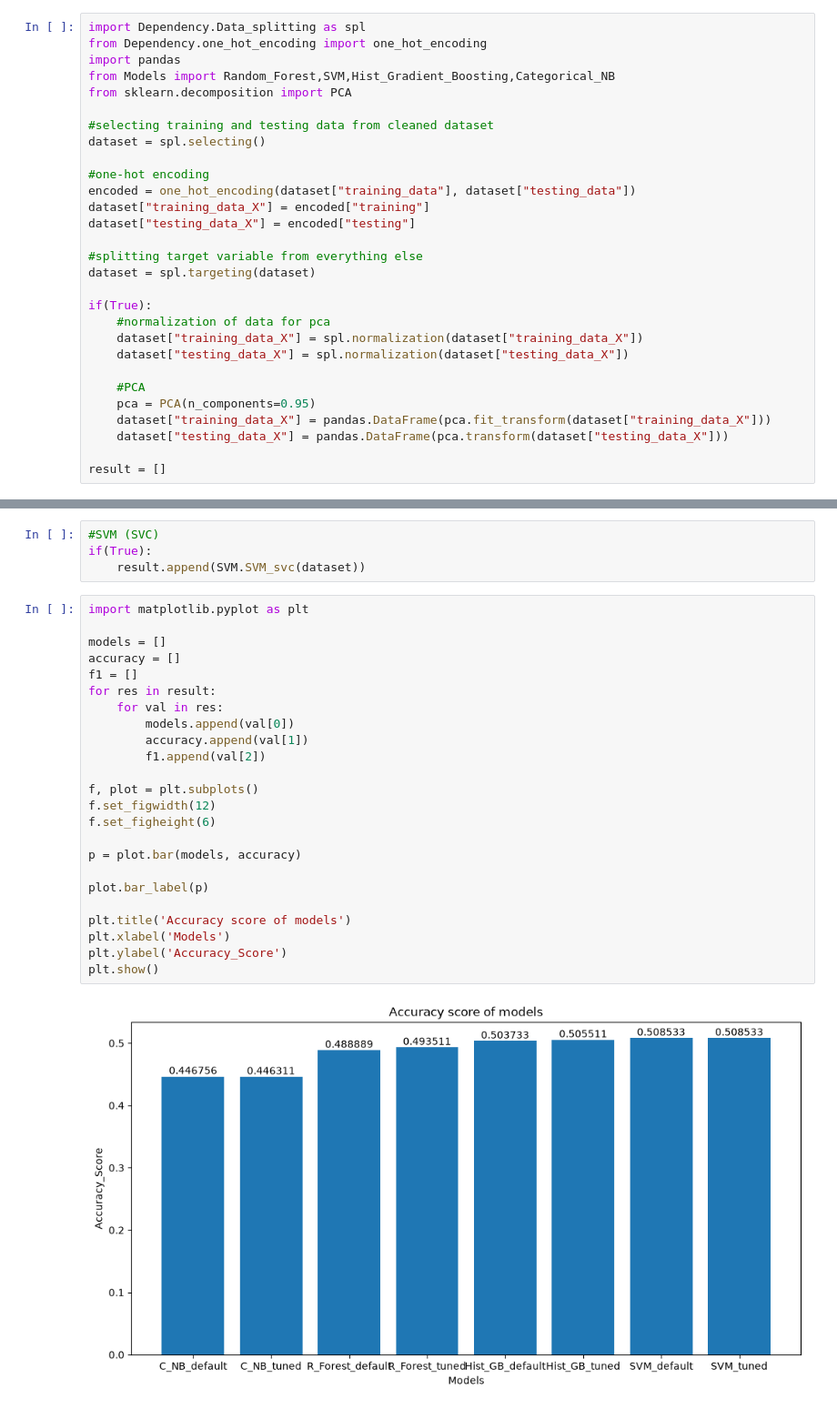
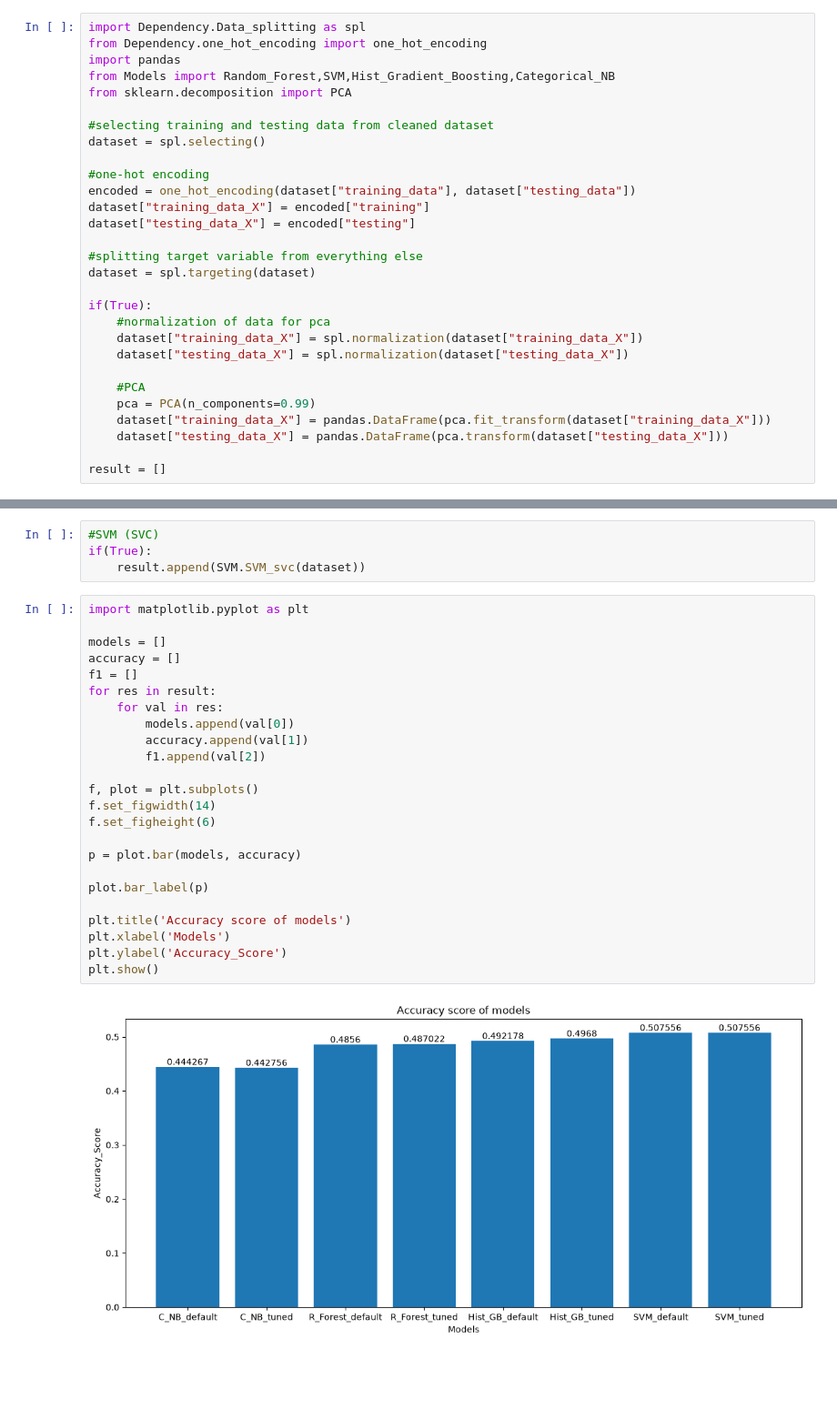
Before and after one commit to Helytre/Intro_AI_MT-MG, a Jupyter notebook: main_one_hot.ipynb, the cells around one changed output, grey strips where cells are left out. Shown at 91% size. Cells and saved outputs as stored; diff of their text form; blank space fills up the shorter version.

```diff
--- a/main_one_hot.ipynb
+++ b/main_one_hot.ipynb
@@ -22,7 +22,7 @@ if(True):
     dataset["testing_data_X"] = spl.normalization(dataset["testing_data_X"])
 
     #PCA
-    pca = PCA(n_components=0.95)
+    pca = PCA(n_components=0.99)
     dataset["training_data_X"] = pandas.DataFrame(pca.fit_transform(dataset["training_data_X"]))
     dataset["testing_data_X"] = pandas.DataFrame(pca.transform(dataset["testing_data_X"]))
 
@@ -46,28 +46,28 @@ if(True):
 # %%
 import matplotlib.pyplot as plt
 
 models = []
 accuracy = []
 f1 = []
 for res in result:
     for val in res:
         models.append(val[0])
         accuracy.append(val[1])
         f1.append(val[2])
 
 f, plot = plt.subplots()
-f.set_figwidth(12)
+f.set_figwidth(14)
 f.set_figheight(6)
 
 p = plot.bar(models, accuracy)
 
 plot.bar_label(p)
 
 plt.title('Accuracy score of models')
 plt.xlabel('Models')
 plt.ylabel('Accuracy_Score')
 plt.show()
 # %% [output]
-[figure, old version]
+[figure, new version]
 # %%
 f, plot = plt.subplots()
```
Also changed, not shown: parts of 1 cell of this notebook, 2 other files.
